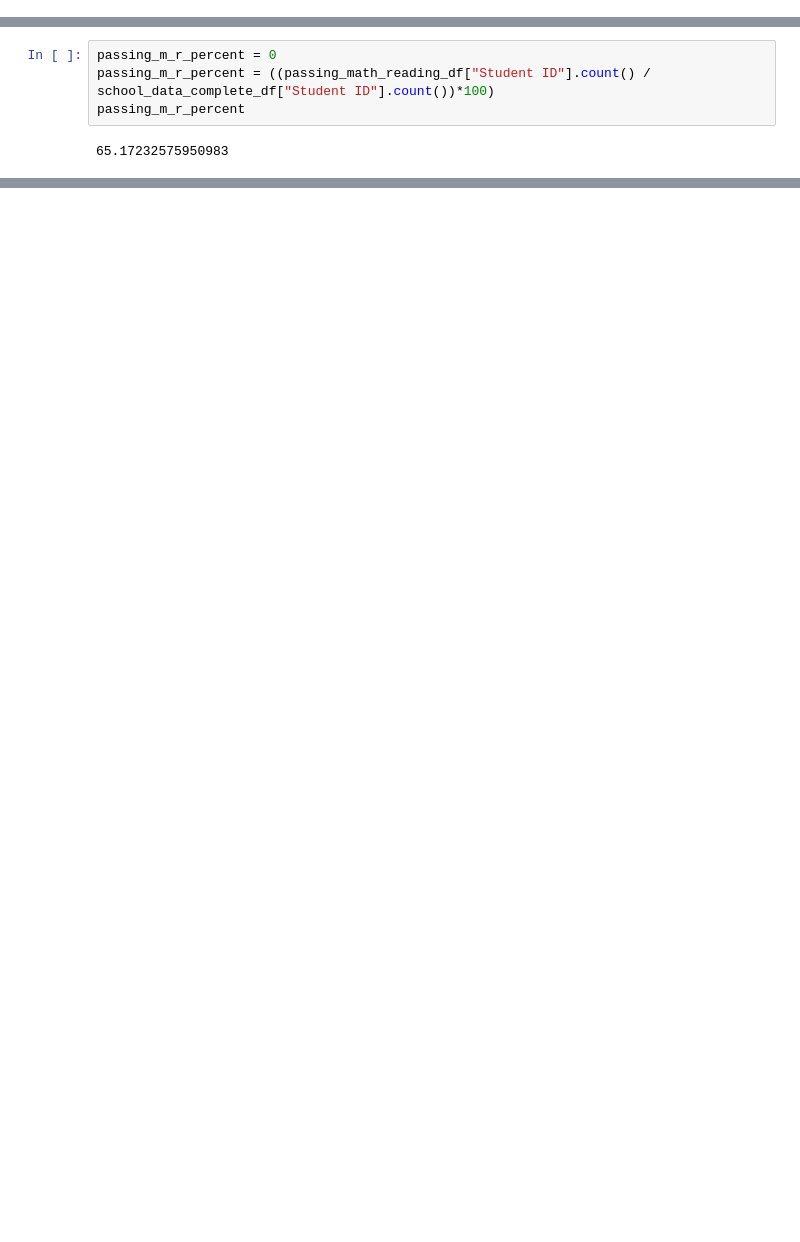
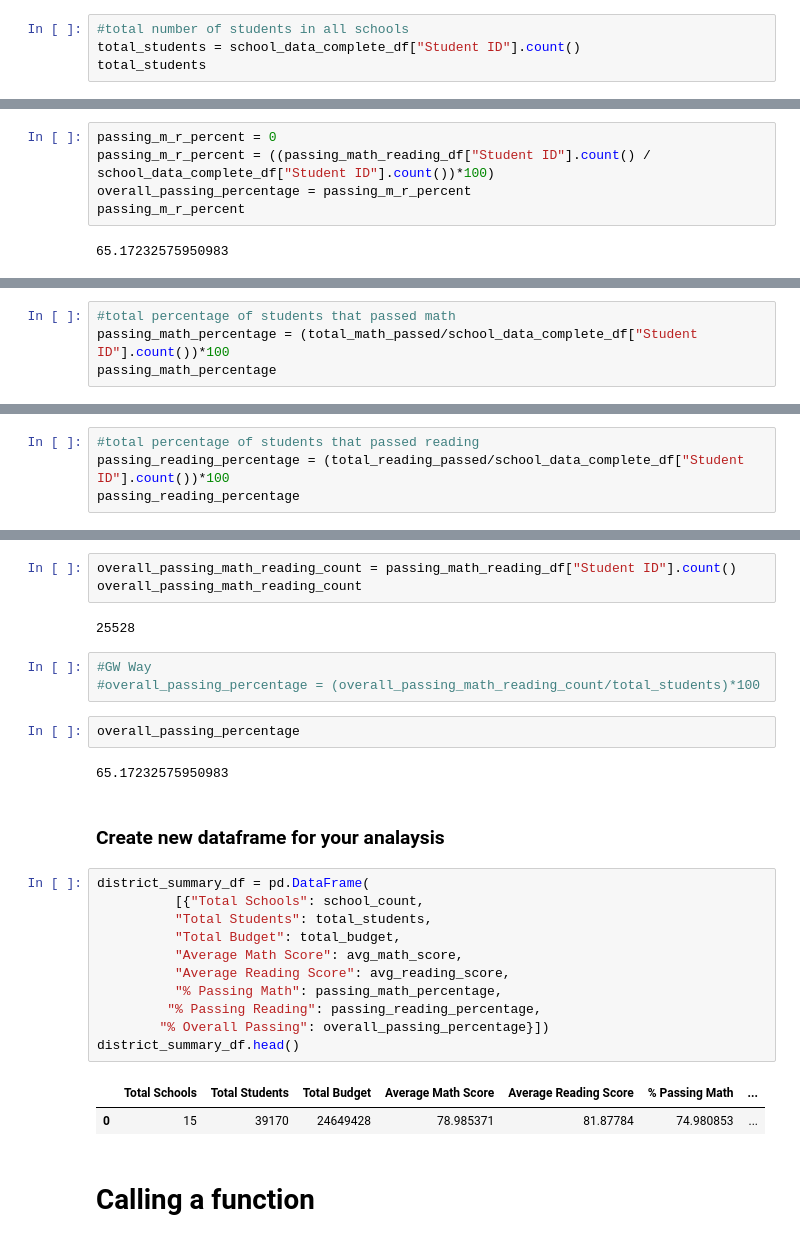
Before and after one commit to NitewingGW/School_District_Analysis, a Jupyter notebook: DataMerging.ipynb, the cells around one changed output, grey strips where cells are left out. Saved outputs shown, nothing was run; the diff lists cells and outputs as text; blank space fills up the shorter version.

```diff
--- a/DataMerging.ipynb
+++ b/DataMerging.ipynb
@@ -219,0 +284,4 @@ passing_reading_df["Student ID"].count()
+# %%
+#total number of students in all schools
+total_students = school_data_complete_df["Student ID"].count()
+total_students
@@ -230,6 +300,7 @@ passing_math_reading_df["Student ID"].count()
 # %%
 passing_m_r_percent = 0
 passing_m_r_percent = ((passing_math_reading_df["Student ID"].count() / school_data_complete_df["Student ID"].count())*100)
+overall_passing_percentage = passing_m_r_percent
 passing_m_r_percent
 # %% [output]
 65.17232575950983
@@ -237,0 +309,4 @@ passing_m_r_percent
+# %%
+#total percentage of students that passed math
+passing_math_percentage = (total_math_passed/school_data_complete_df["Student ID"].count())*100
+passing_math_percentage
@@ -237,0 +315,4 @@ passing_m_r_percent
+# %%
+#total percentage of students that passed reading
+passing_reading_percentage = (total_reading_passed/school_data_complete_df["Student ID"].count())*100
+passing_reading_percentage
@@ -237,0 +347,30 @@ passing_m_r_percent
+# %%
+overall_passing_math_reading_count = passing_math_reading_df["Student ID"].count()
+overall_passing_math_reading_count
+# %% [output]
+25528
+# %%
+#GW Way
+#overall_passing_percentage = (overall_passing_math_reading_count/total_students)*100
+# %%
+overall_passing_percentage
+# %% [output]
+65.17232575950983
+# %% [markdown]
+### Create new dataframe for your analaysis
+# %%
+district_summary_df = pd.DataFrame(
+          [{"Total Schools": school_count,
+          "Total Students": total_students,
+          "Total Budget": total_budget,
+          "Average Math Score": avg_math_score,
+          "Average Reading Score": avg_reading_score,
+          "% Passing Math": passing_math_percentage,
+         "% Passing Reading": passing_reading_percentage,
+        "% Overall Passing": overall_passing_percentage}])
+district_summary_df.head()
+# %% [output]
+|  | Total Schools | Total Students | Total Budget | Average Math Score | Average Reading Score | % Passing Math | ... |
+| 0 | 15 | 39170 | 24649428 | 78.985371 | 81.87784 | 74.980853 | ... |
+# %% [markdown]
+# Calling a function
```
Also changed, not shown: parts of 48 cells of this notebook.
